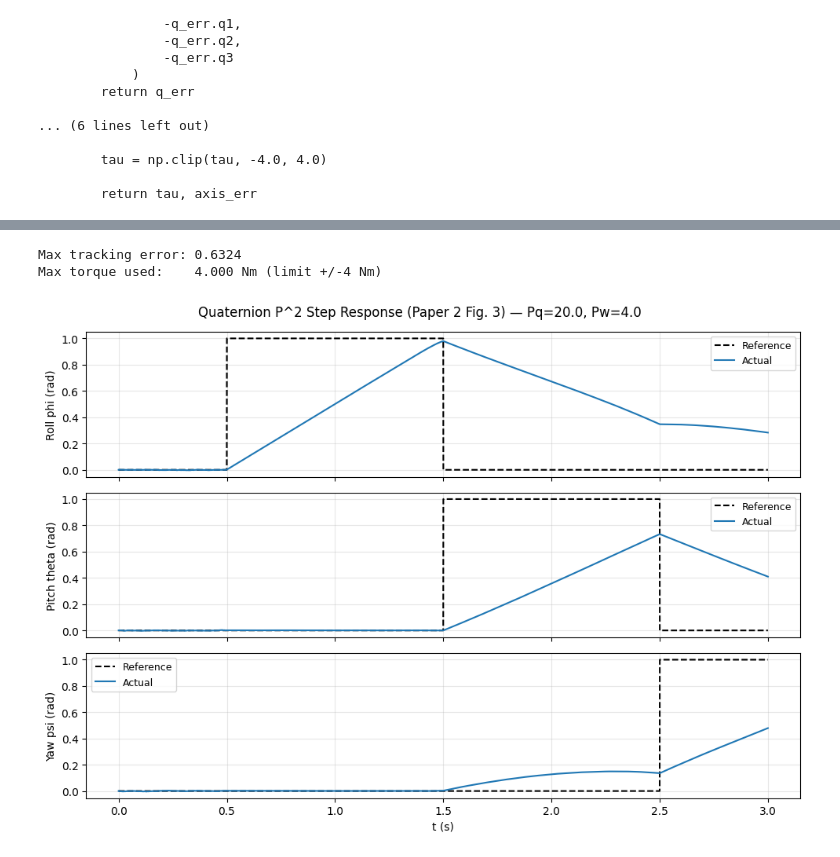
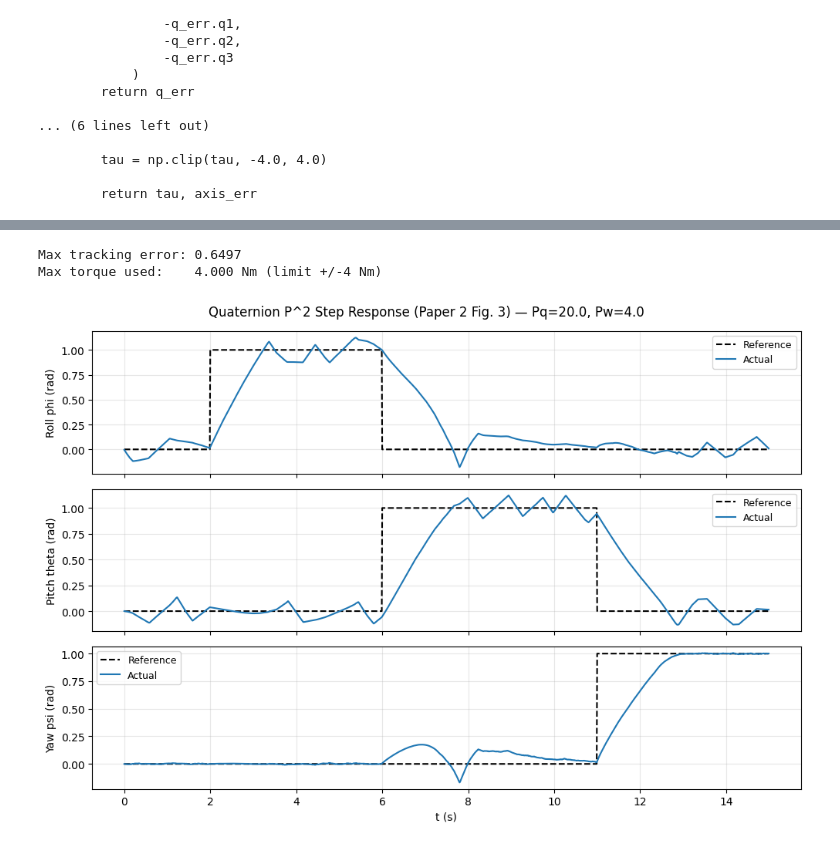
Before and after one commit to vignes-vm/Drones_S5_CD8_Adaptive_BSpline_Smoothing_and_Attitude_Control, a Jupyter notebook: notebooks/02_quaternion_attitude_control_theory.ipynb, the cells around one changed output, grey strips where cells are left out. Cells and saved outputs as stored; diff of their text form; code cells hidden in the pictures.

Commit message:
feat: add notebooks for path planning, quaternion attitude control, and full pipeline simulation

```diff
--- a/notebooks/02_quaternion_attitude_control_theory.ipynb
+++ b/notebooks/02_quaternion_attitude_control_theory.ipynb
@@ -178,30 +135,32 @@ reference commands step through roll → pitch → yaw.
 # %%
-Pq, Pw, NOISE_STD, DT = 20.0, 4.0, 0.1, 1e-4
-TOTAL_TIME = 3.0
-n_steps = int(TOTAL_TIME/DT)
+Pq, Pw, NOISE_STD = 20.0, 4.0, 0.1
+DT_LOG, DT_PHYSICS = 0.01, 5e-4
+TOTAL_TIME = 15.0
+substeps = int(round(DT_LOG / DT_PHYSICS))
+n_log = int(TOTAL_TIME / DT_LOG)
 
 def step_q_ref(t):
-    if t < 0.5:   return Quaternion()
-    elif t < 1.5: return Quaternion.from_euler(1.0, 0.0, 0.0)
-    elif t < 2.5: return Quaternion.from_euler(0.0, 1.0, 0.0)
+    if t < 2.0:   return Quaternion()
+    elif t < 6.0: return Quaternion.from_euler(1.0, 0.0, 0.0)
+    elif t < 11.0:return Quaternion.from_euler(0.0, 1.0, 0.0)
     else:         return Quaternion.from_euler(0.0, 0.0, 1.0)
 
 drone = QuadrotorModel()
 ctrl  = P2Controller(Pq=Pq, Pw=Pw)
 
-t_arr = np.zeros(n_steps)
-euler_actual = np.zeros((n_steps, 3))
-euler_ref    = np.zeros((n_steps, 3))
-torque_arr   = np.zeros((n_steps, 3))
-err_mag_arr  = np.zeros(n_steps)
+t_arr = np.zeros(n_log)
+euler_actual = np.zeros((n_log, 3))
+euler_ref    = np.zeros((n_log, 3))
+torque_arr   = np.zeros((n_log, 3))
+err_mag_arr  = np.zeros(n_log)
 
-for i in range(n_steps):
-    t = i * DT
+for i in range(n_log):
+    t = i * DT_LOG
     q_ref = step_q_ref(t)
-    omega_noisy = drone.omega + np.random.normal(0, NOISE_STD, 3)
-    tau, axis_err = ctrl.compute_torque(q_ref, drone.q, omega_noisy)
-    drone.step_attitude_only(tau, DT)
-
+    for _ in range(substeps):
+        omega_noisy = drone.omega + np.random.normal(0, NOISE_STD, 3)
+        tau, axis_err = ctrl.compute_torque(q_ref, drone.q, omega_noisy)
+        drone.step_attitude_only(tau, DT_PHYSICS)
     t_arr[i] = t
     euler_actual[i] = drone.q.to_euler()
     euler_ref[i] = q_ref.to_euler()
@@ -211,17 +170,18 @@ for i in range(n_steps):
 print(f"Max tracking error: {err_mag_arr.max():.4f}")
 print(f"Max torque used:    {np.abs(torque_arr).max():.3f} Nm (limit +/-4 Nm)")
 # %% [output]
-Max tracking error: 0.6324
+Max tracking error: 0.6497
 Max torque used:    4.000 Nm (limit +/-4 Nm)
 # %%
 labels = ['Roll phi (rad)', 'Pitch theta (rad)', 'Yaw psi (rad)']
+eu = np.unwrap(euler_actual, axis=0); er = np.unwrap(euler_ref, axis=0)
 fig, axes = plt.subplots(3, 1, figsize=(10, 7), sharex=True)
 for i in range(3):
-    axes[i].plot(t_arr, euler_ref[:,i], 'k--', lw=1.5, label='Reference')
-    axes[i].plot(t_arr, euler_actual[:,i], lw=1.5, label='Actual')
+    axes[i].plot(t_arr, er[:,i], 'k--', lw=1.5, label='Reference')
+    axes[i].plot(t_arr, eu[:,i], lw=1.5, label='Actual')
     axes[i].set_ylabel(labels[i]); axes[i].grid(alpha=0.3); axes[i].legend(fontsize=9)
 axes[-1].set_xlabel('t (s)')
 fig.suptitle(f'Quaternion P^2 Step Response (Paper 2 Fig. 3) — Pq={Pq}, Pw={Pw}')
 plt.tight_layout(); plt.show()
 # %% [output]
-[figure, old version]
+[figure, new version]
```
Also changed, not shown: parts of 16 cells of this notebook, 4 other files.
